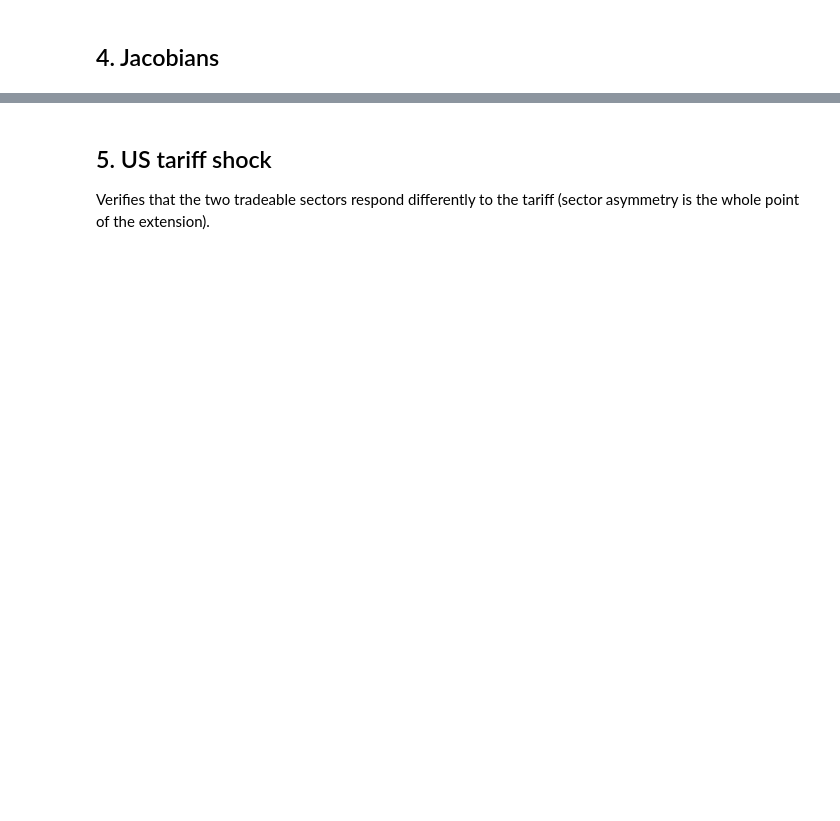
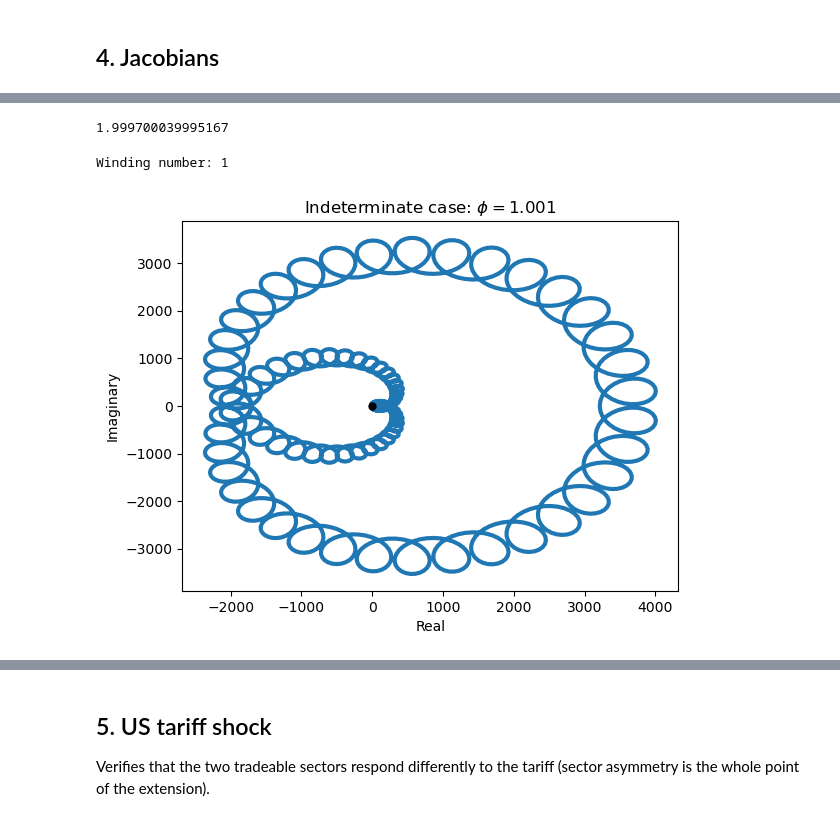
Before and after one commit to AndreaNoergaardAndersen/Master-Thesis, a Jupyter notebook: I-HANK - EU and US/test_extension.ipynb, the cells around one changed output, grey strips where cells are left out. Drawn from its saved outputs; the diff is of its cells as text; code cells hidden in the pictures; blank space fills up the shorter version.

```diff
--- a/I-HANK - EU and US/test_extension.ipynb
+++ b/I-HANK - EU and US/test_extension.ipynb
@@ -178,0 +200,65 @@ full Jacobian to shocks computed in 1.2 secs [in evaluate_blocks(): 0.3 secs]
+# %%
+np.max(model.H_U)
+
+model.compute_jacs()
+# %% [output]
+1.999700039995167
+# %%
+k = len(model.unknowns)   # = len(model.targets)
+T = model.par.T
+t_ref = T // 2            # interior time — avoids boundary effects, gives both +/- lags
+
+max_lag   = min(t_ref, T - 1 - t_ref)
+T_asym    = max_lag + 1   # lags run from -(T_asym-1) to +(T_asym-1)
+
+A = np.zeros((2*T_asym - 1, k, k))
+for d in range(-(T_asym-1), T_asym):
+    s = t_ref + d          # unknown time index for this diagonal
+    A[T_asym-1+d] = model.H_U[t_ref::T, s::T]
+
+wn = winding_criterion(A)
+print(f'Winding number: {wn}')
+# %% [output]
+Winding number: 1
+# %%
+phi = 1.001
+
+#ss_cur = {**ss, 'phi': phi}
+
+#A_cur = jac.get_H_U(block_list, unknowns, targets, T, ss_cur,
+
+#                    asymptotic=True, use_saved=True)
+
+
+
+det_Alambda = detA_path(A)
+
+x, y = det_Alambda.real, det_Alambda.imag
+
+
+
+# plot curve
+
+plt.plot(x, y, label=r'$\det A(\lambda)$', linewidth=3);
+
+
+
+# dot for origin
+
+plt.plot(0, 0, marker='o', markersize=5, color="black")
+
+
+
+# arrow to show orientation (using rate of change around lambda=0)
+
+plt.arrow(x[0], y[0], 0.001*(x[1]-x[-2]), 0.001*(y[1]-y[-2]), color='C0',
+
+          width=0.0001, head_width=0.05, head_length=0.08)
+
+plt.title(r'Indeterminate case: $\phi=1.001$')
+
+plt.xlabel(r'Real')
+
+plt.ylabel(r'Imaginary');
+# %% [output]
+[figure, added]
```
Also changed, not shown: parts of 30 cells of this notebook, 5 other files.
